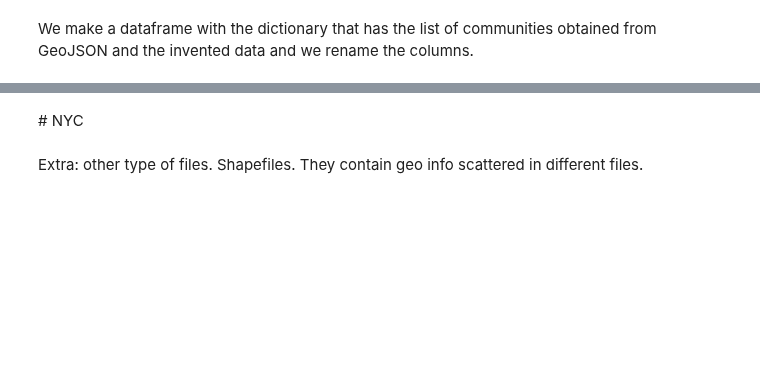
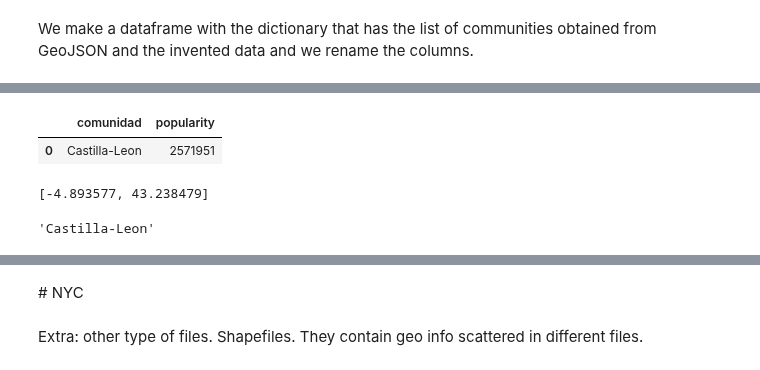
Before and after one commit to Ironhack-data-bcn-oct-2023/lectures, a Jupyter notebook: week-4/04.I - GeoViz-choropletic.ipynb, the cells around one changed output, grey strips where cells are left out. Drawn from its saved outputs; the diff is of its cells as text; code cells hidden in the pictures; blank space fills up the shorter version.

```diff
--- a/week-4/04.I - GeoViz-choropletic.ipynb
+++ b/week-4/04.I - GeoViz-choropletic.ipynb
@@ -102,0 +248,13 @@ We make a dataframe with the dictionary that has the list of communities obtaine
+# %%
+df.sample()
+# %% [output]
+|  | comunidad | popularity |
+| 0 | Castilla-Leon | 2571951 |
+# %%
+geo_spain["features"][0]["geometry"]["coordinates"][0][0][0] # preview
+# %% [output]
+[-4.893577, 43.238479]
+# %%
+geo_spain["features"][0]["properties"]["name"] # meta info about this polygon? name:Castilla
+# %% [output]
+'Castilla-Leon'
```
Also changed, not shown: parts of 27 cells of this notebook.
